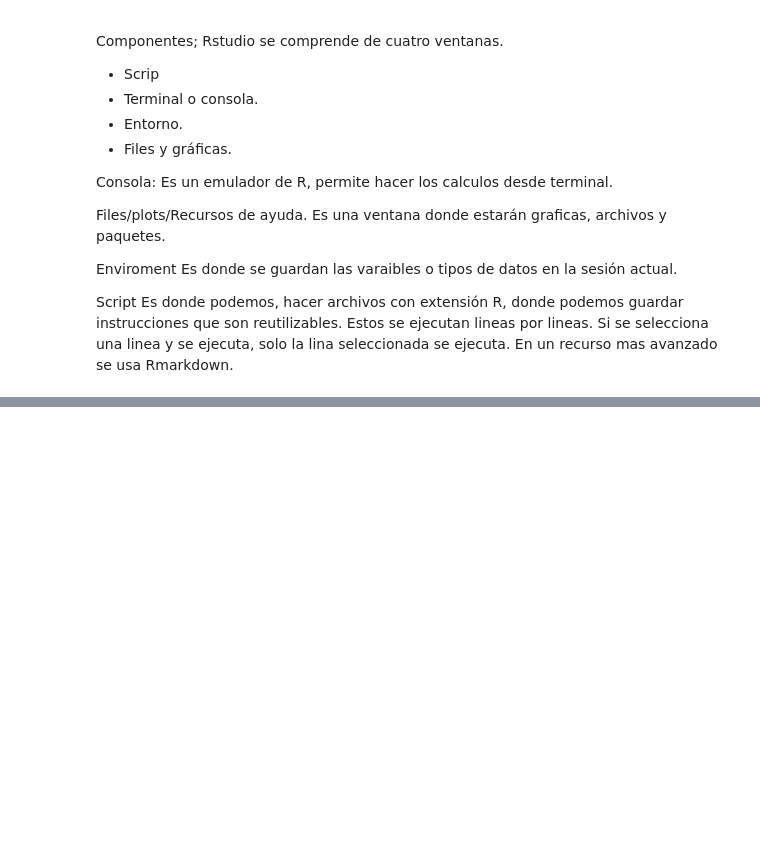
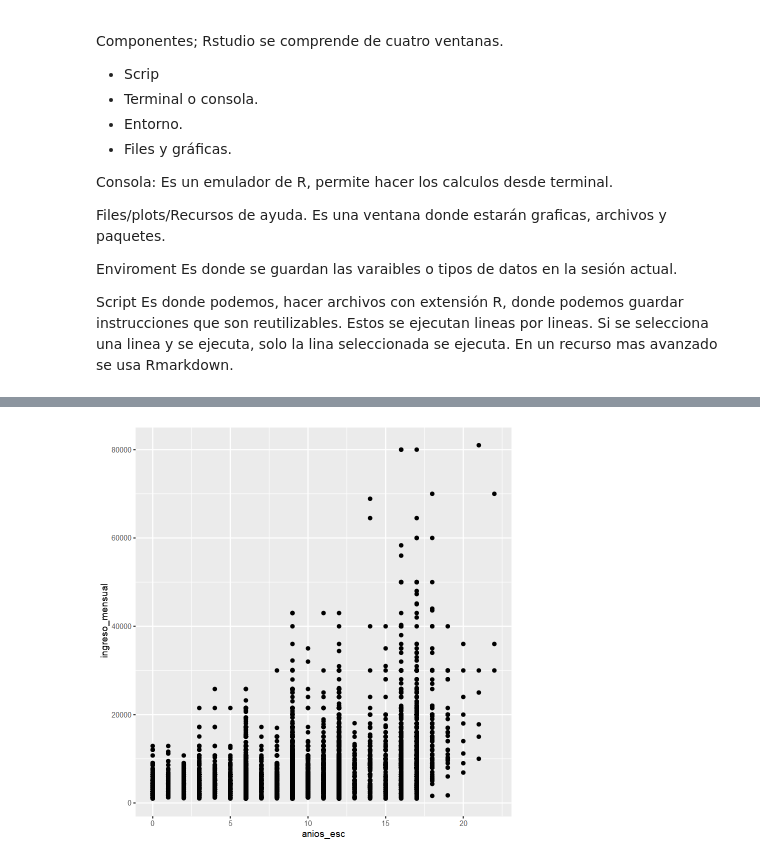
Before and after one commit to dt-sc-Josue-Diaz/R, a Jupyter notebook: Youtube/introduccion_a_Rstudio.ipynb, the cells around one changed output, grey strips where cells are left out. Cells and saved outputs as stored; diff of their text form; code cells hidden in the pictures; blank space fills up the shorter version.

```diff
--- a/Youtube/introduccion_a_Rstudio.ipynb
+++ b/Youtube/introduccion_a_Rstudio.ipynb
@@ -34,0 +55,3 @@ Los objetos en R, son variables.
+# %%
+enoe <- read_xlsx("mu_enoe.xlsx")
+summary(enoe)
@@ -34,0 +76,7 @@ Los objetos en R, son variables.
+# %%
+# Ingreso mensual vs escolaridad
+ggplot(data=enoe) +
+geom_point(mapping = aes(x=anios_esc,
+y=ingreso_mensual))
+# %% [output]
+[figure, added]
```
Also changed, not shown: parts of 14 cells of this notebook, 1 other file.
